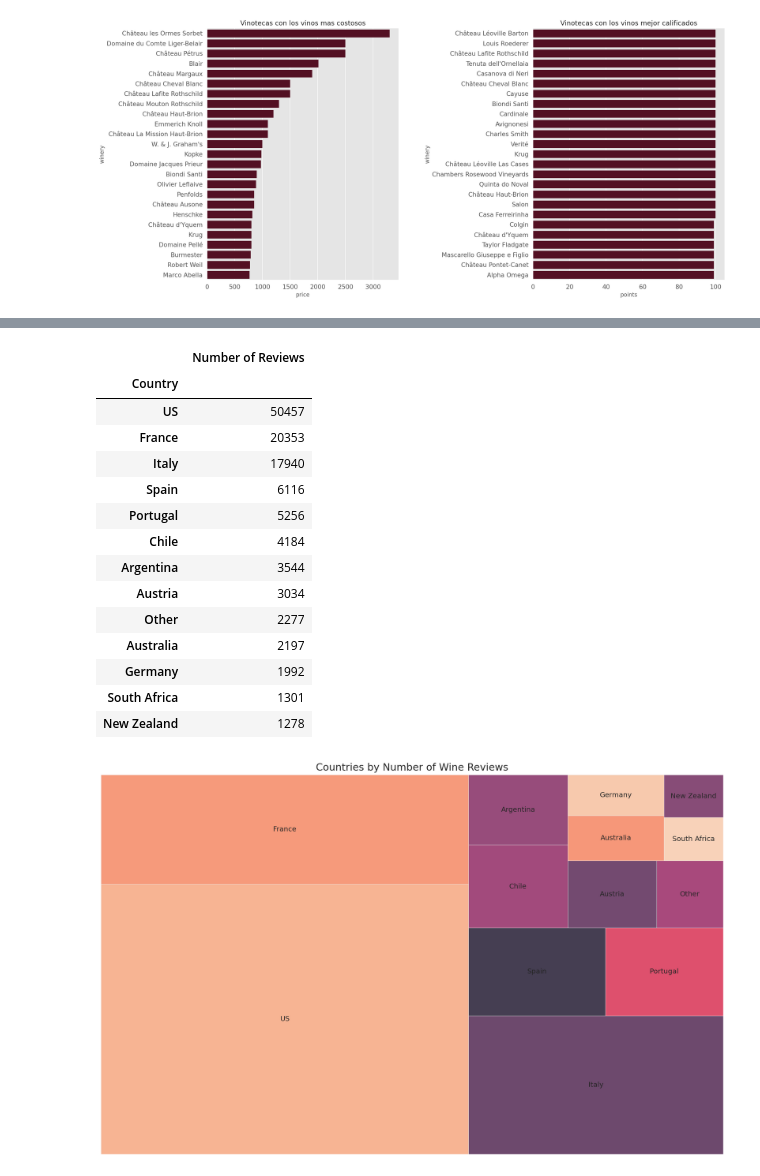
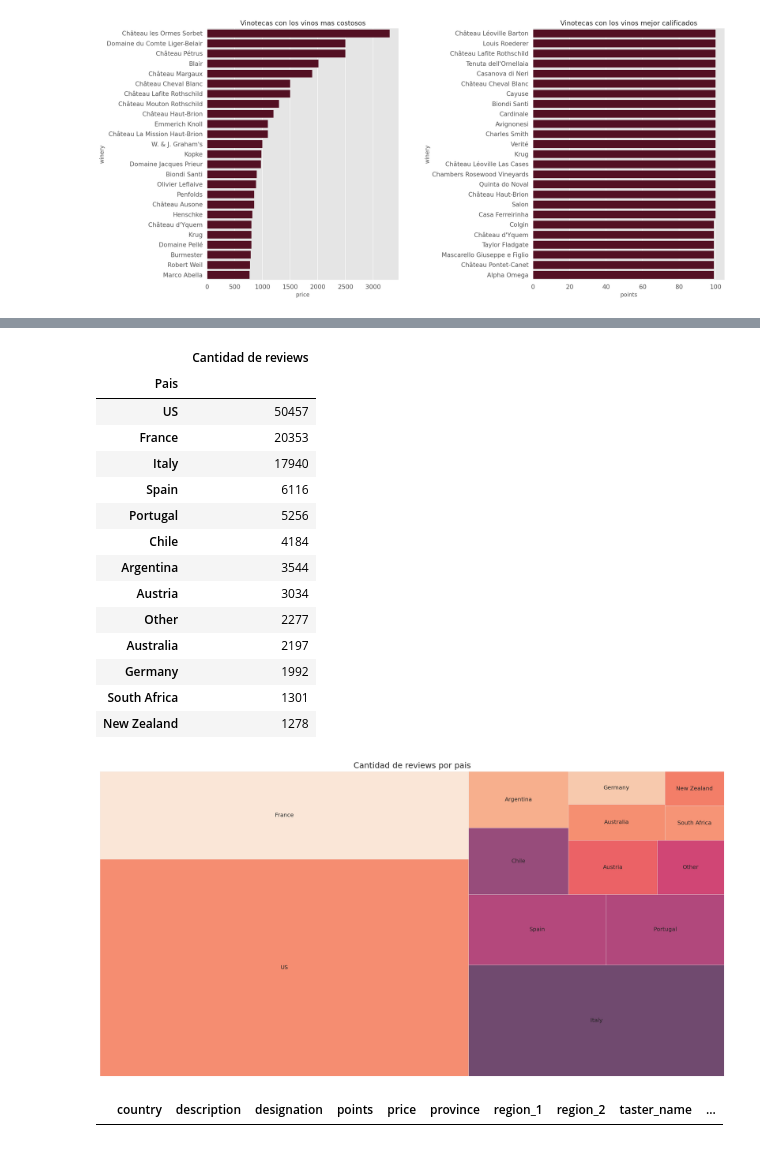
Before and after one commit to RodrigoExposito/EDA-Wine, a Jupyter notebook: EDA_Wines+recomendation.ipynb, the cells around one changed output, grey strips where cells are left out. Cells and saved outputs as stored; diff of their text form; code cells hidden in the pictures.

Commit message:
Update EDA_Wines+recomendation.ipynb
Visualizaciones estaticas

```diff
--- a/EDA_Wines+recomendation.ipynb
+++ b/EDA_Wines+recomendation.ipynb
@@ -398,18 +467,17 @@ import matplotlib.pyplot as plt
 # %%
 countries = df.country.value_counts()
-# Limit top countries to those with more than 500 reviews
 temp_dict = countries[countries>500].to_dict()
 temp_dict['Other'] = countries[countries<501].sum()
 less_countries = pd.Series(temp_dict)
 less_countries.sort_values(ascending=False, inplace=True)
-# Turn Series into DataFrame for display purposes
+# de serie a dataframe
 df1 = less_countries.to_frame()
-df1.columns=['Number of Reviews']
-df1.index.name = 'Country'
+df1.columns=['Cantidad de reviews']
+df1.index.name = 'Pais'
 df1.style.background_gradient(cmap='inferno')
 # %% [output]
-|  | Number of Reviews |
-| Country |  |
+|  | Cantidad de reviews |
+| Pais |  |
 | US | 50457 |
 | France | 20353 |
 | Italy | 17940 |
@@ -426,13 +494,17 @@ df1.style.background_gradient(cmap='inferno')
 # %%
 # Tree map
 cmap = plt.cm.gist_rainbow_r
-norm = matplotlib.colors.Normalize(vmin=0, vmax=15)
-colors = [cmap(norm(value)) for value in range(15)]
-np.random.shuffle(colors)
-fig,ax = plt.subplots(1,1,figsize=(16, 10))
+norm = matplotlib.colors.Normalize(vmin=1, vmax=20)
+colors = [cmap(norm(value)) for value in range(20)]
+fig,ax = plt.subplots(1,1,figsize=(20, 10))
 sq.plot(sizes=less_countries.values, label=less_countries.index.values, alpha=.8, ax=ax)
 plt.axis('off')
-plt.title('Countries by Number of Wine Reviews')
+plt.title('Cantidad de reviews por pais')
 plt.show()
 # %% [output]
-[figure, old version]
+[figure, new version]
+# %%
+df2 = df[(df['description'] == 'Unknow')]
+df2.head(20)
+# %% [output]
+|  | country | description | designation | points | price | province | region_1 | region_2 | taster_name | ... |
```
Also changed, not shown: parts of 16 cells of this notebook.
